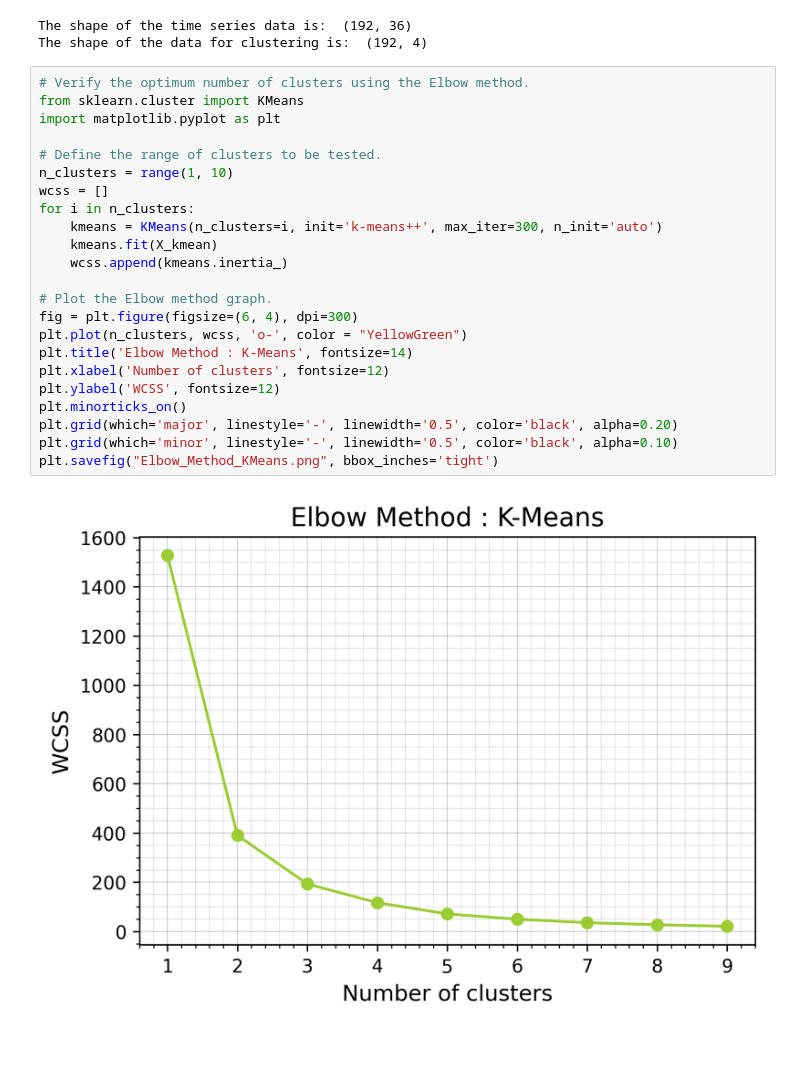
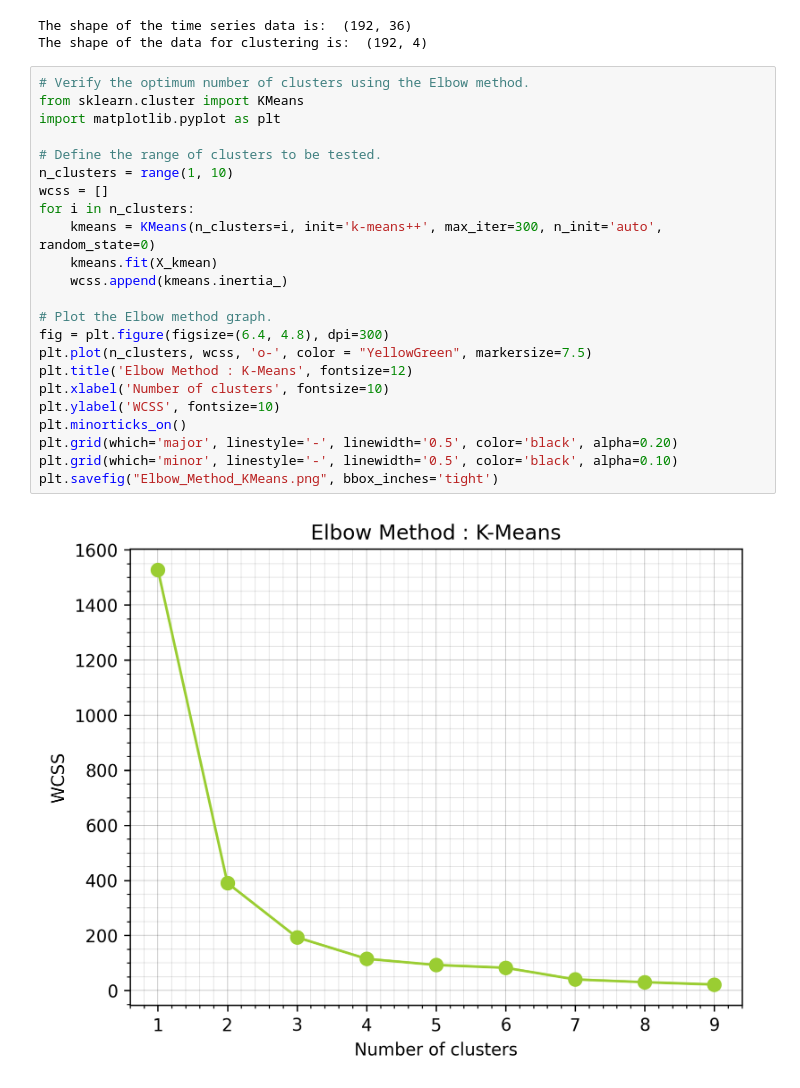
Before and after one commit to gcanop120/Clustering_Nodes_for_Time_Series, a Jupyter notebook: clustering techniques.ipynb, the cells around one changed output. Drawn from its saved outputs; the diff is of its cells as text; blank space fills up the shorter version.

Commit message:
message: Standard K-Means code completed

```diff
--- a/clustering techniques.ipynb
+++ b/clustering techniques.ipynb
@@ -28,25 +28,25 @@ The shape of the data for clustering is:  (192, 4)
 # %%
 # Verify the optimum number of clusters using the Elbow method.
 from sklearn.cluster import KMeans
 import matplotlib.pyplot as plt
 
 # Define the range of clusters to be tested.
 n_clusters = range(1, 10)
 wcss = []
 for i in n_clusters:
-    kmeans = KMeans(n_clusters=i, init='k-means++', max_iter=300, n_init='auto')
+    kmeans = KMeans(n_clusters=i, init='k-means++', max_iter=300, n_init='auto', random_state=0)
     kmeans.fit(X_kmean)
     wcss.append(kmeans.inertia_)
 
 # Plot the Elbow method graph.
-fig = plt.figure(figsize=(6, 4), dpi=300)
-plt.plot(n_clusters, wcss, 'o-', color = "YellowGreen")
-plt.title('Elbow Method : K-Means', fontsize=14)
-plt.xlabel('Number of clusters', fontsize=12)
-plt.ylabel('WCSS', fontsize=12)
+fig = plt.figure(figsize=(6.4, 4.8), dpi=300)
+plt.plot(n_clusters, wcss, 'o-', color = "YellowGreen", markersize=7.5)
+plt.title('Elbow Method : K-Means', fontsize=12)
+plt.xlabel('Number of clusters', fontsize=10)
+plt.ylabel('WCSS', fontsize=10)
 plt.minorticks_on()
 plt.grid(which='major', linestyle='-', linewidth='0.5', color='black', alpha=0.20)
 plt.grid(which='minor', linestyle='-', linewidth='0.5', color='black', alpha=0.10)
 plt.savefig("Elbow_Method_KMeans.png", bbox_inches='tight')
 # %% [output]
-[figure, old version]
+[figure, new version]
```
Also changed, not shown: parts of 3 cells of this notebook, 1 other file.
